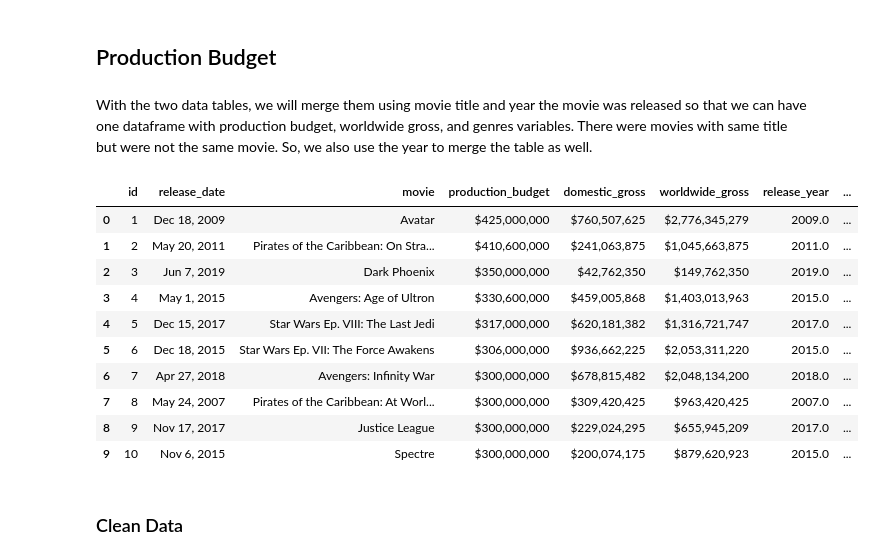
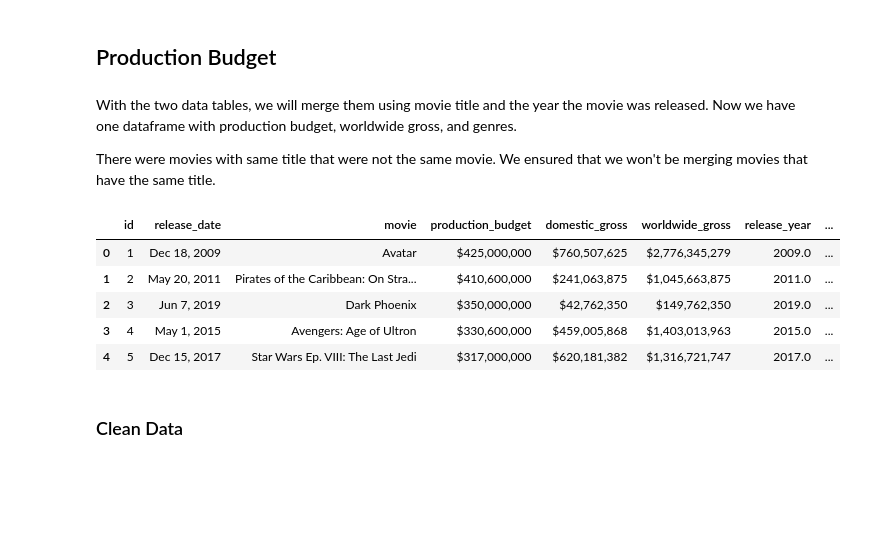
Before and after one commit to soohyunnie/avocoder-group-3-movie-analysis, a Jupyter notebook: Final_Notebook.ipynb, the cells around one changed output. Saved outputs shown, nothing was run; the diff lists cells and outputs as text; code cells hidden in the pictures; blank space fills up the shorter version.

```diff
--- a/Final_Notebook.ipynb
+++ b/Final_Notebook.ipynb
@@ -188,28 +190,25 @@ Let's see if the genres have a good average profit margin .
 title_basics = pd.read_csv('data/imdb.title.basics.csv.gz')
 movie_budgets = pd.read_csv('data/tn.movie_budgets.csv.gz')
 # %% [markdown]
-With the two data tables, we will merge them using movie title and year the movie was released so that we can have one dataframe with production budget, worldwide gross, and genres variables. There were movies with same title but were not the same movie. So, we also use the year to merge the table as well.
+With the two data tables, we will merge them using movie title and the year the movie was released. Now we have one dataframe with production budget, worldwide gross, and genres.
+
+There were movies with same title that were not the same movie. We ensured that we won't be merging movies that have the same title.
 # %%
 # Create a column for year in movie_budget table
 # Since release date is in "month day, year" format, we are going to take only the last four string of the release date and
 # we are going to change the year to float
 movie_budgets['release_year'] = movie_budgets['release_date'].str[-4:].astype(float)
 
 #Combine movie_budget table with title_basics using movie title and released year
 profit = movie_budgets.merge(title_basics, how='left', left_on=['movie', 'release_year'], right_on=['original_title', 'start_year'])
-profit.head(10)
+profit.head()
 # %% [output]
 |  | id | release_date | movie | production_budget | domestic_gross | worldwide_gross | release_year | ... |
 | 0 | 1 | Dec 18, 2009 | Avatar | $425,000,000 | $760,507,625 | $2,776,345,279 | 2009.0 | ... |
 | 1 | 2 | May 20, 2011 | Pirates of the Caribbean: On Stra... | $410,600,000 | $241,063,875 | $1,045,663,875 | 2011.0 | ... |
 | 2 | 3 | Jun 7, 2019 | Dark Phoenix | $350,000,000 | $42,762,350 | $149,762,350 | 2019.0 | ... |
 | 3 | 4 | May 1, 2015 | Avengers: Age of Ultron | $330,600,000 | $459,005,868 | $1,403,013,963 | 2015.0 | ... |
 | 4 | 5 | Dec 15, 2017 | Star Wars Ep. VIII: The Last Jedi | $317,000,000 | $620,181,382 | $1,316,721,747 | 2017.0 | ... |
-| 5 | 6 | Dec 18, 2015 | Star Wars Ep. VII: The Force Awakens | $306,000,000 | $936,662,225 | $2,053,311,220 | 2015.0 | ... |
-| 6 | 7 | Apr 27, 2018 | Avengers: Infinity War | $300,000,000 | $678,815,482 | $2,048,134,200 | 2018.0 | ... |
-| 7 | 8 | May 24, 2007 | Pirates of the Caribbean: At Worl... | $300,000,000 | $309,420,425 | $963,420,425 | 2007.0 | ... |
-| 8 | 9 | Nov 17, 2017 | Justice League | $300,000,000 | $229,024,295 | $655,945,209 | 2017.0 | ... |
-| 9 | 10 | Nov 6, 2015 | Spectre | $300,000,000 | $200,074,175 | $879,620,923 | 2015.0 | ... |
 # %% [markdown]
 ### Clean Data
 # %% [markdown]
```
Also changed, not shown: parts of 13 cells of this notebook, 2 other files.
